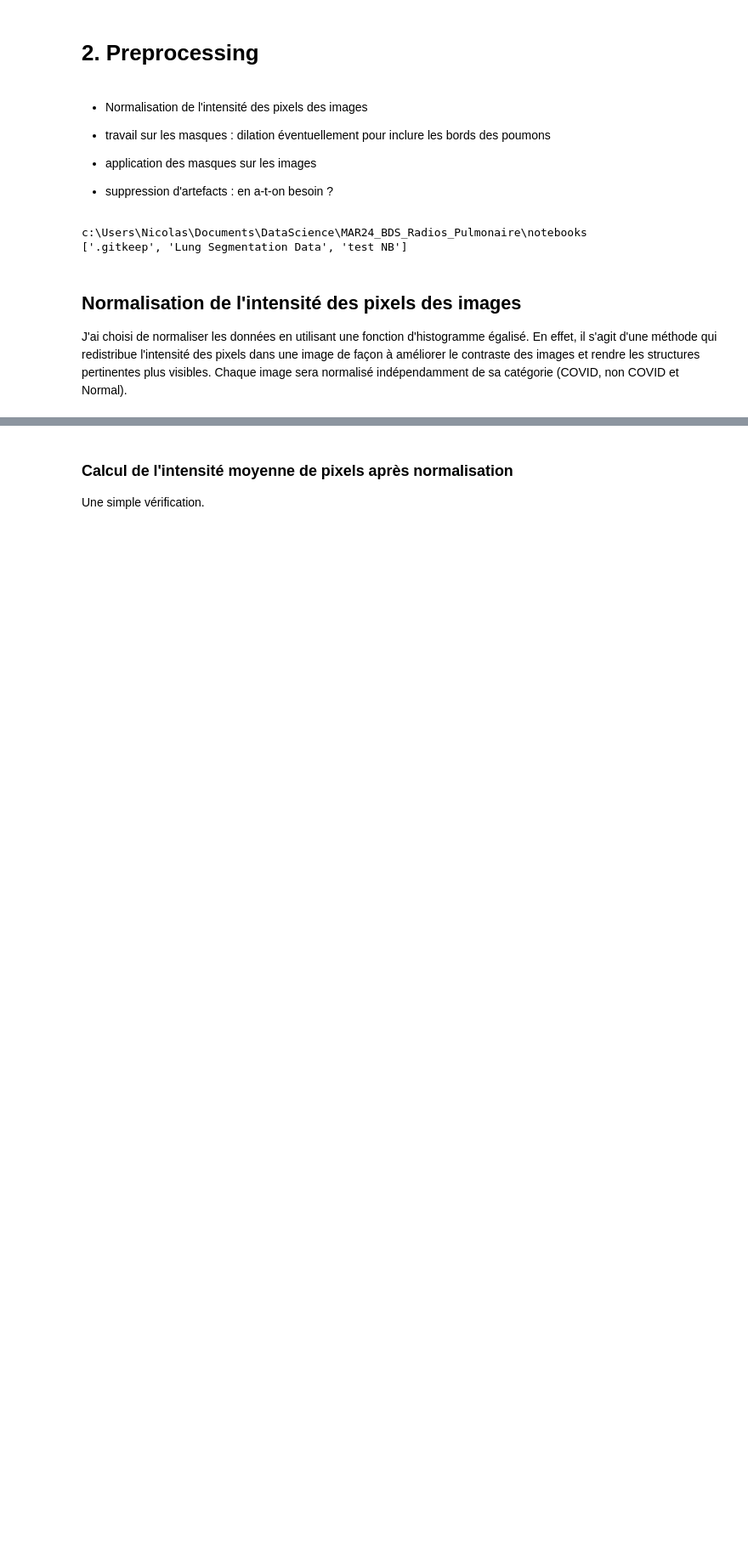
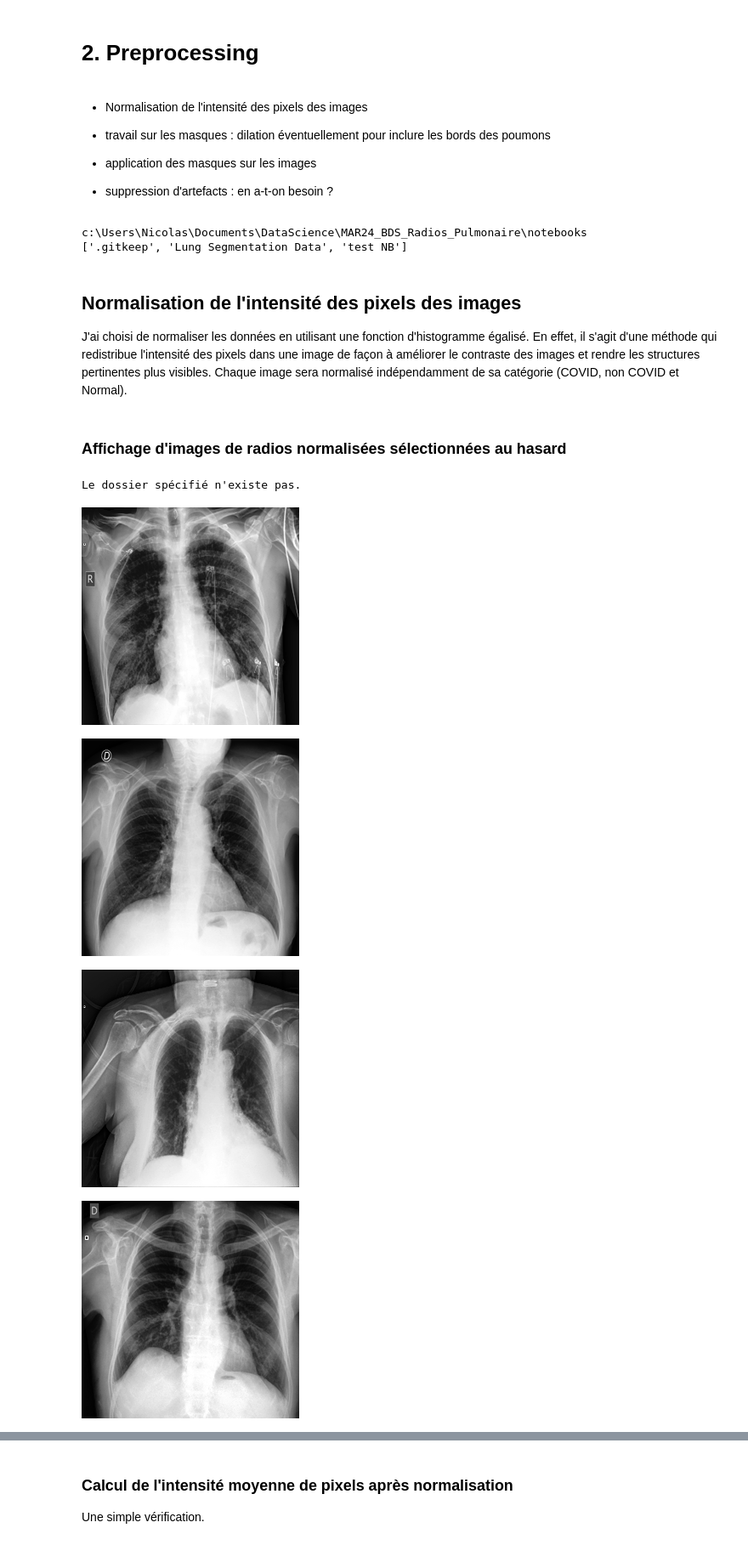
Before and after one commit to fdayde/ds-covid-radio-dl, a Jupyter notebook: notebooks/01_nb_preprocessing.ipynb, the cells around one changed output, grey strips where cells are left out. Shown: that part at 85% size. Saved outputs shown, nothing was run; the diff lists cells and outputs as text; code cells hidden in the pictures; blank space fills up the shorter version.

Commit message:
rajout de la fonction afficher images aléatoires

```diff
--- a/notebooks/01_nb_preprocessing.ipynb
+++ b/notebooks/01_nb_preprocessing.ipynb
@@ -185,3 +186,51 @@ def normalisation(input_dict, output_dict, normalisation="histogramme"):
                 print(f"Impossible de charger l'image {fichier} dans le dossier {input_folder}.")
 
 #-----------------------------------------------------------------------#
+# %% [markdown]
+### Affichage d'images de radios normalisées sélectionnées au hasard
+# %%
+def afficher_images_aleatoires(dossier, nombre_images):
+    """
+    Affiche un nombre donné d'images sélectionnées aléatoirement à partir d'un dossier.
+
+    Args:
+    - dossier (str): Chemin du dossier contenant les images.
+    - nombre_images (int): Nombre d'images à afficher.
+    """
+    # Vérifier si le dossier existe
+    if not os.path.exists(dossier):
+        print("Le dossier spécifié n'existe pas.")
+        return
+
+    # Liste des fichiers dans le dossier
+    fichiers = os.listdir(dossier)
+
+    # Filtrer les fichiers pour ne garder que les images
+    images = [fichier for fichier in fichiers if fichier.endswith(('.png', '.jpg', '.jpeg', '.gif'))]
+
+    # Vérifier s'il y a suffisamment d'images dans le dossier
+    if len(images) < nombre_images:
+        print("Le dossier ne contient pas suffisamment d'images.")
+        return
+
+    # Sélectionner aléatoirement les images
+    images_aleatoires = random.sample(images, nombre_images)
+
+    # Afficher les images dans le notebook
+    for image in images_aleatoires:
+        chemin_image = os.path.join(dossier, image)
+        display(Image(filename=chemin_image))
+
+# Exemple d'utilisation :
+dossier_images = "chemin/vers/votre/dossier"
+nombre_images_a_afficher = 5
+afficher_images_aleatoires(dossier_images, nombre_images_a_afficher)
+# %% [output]
+Le dossier spécifié n'existe pas.
+# %%
+afficher_images_aleatoires (covid_path_images_norm, 5)
+# %% [output]
+[figure, added]
+[figure, added]
+[figure, added]
+[figure, added]
```
Also changed, not shown: parts of 8 cells of this notebook.
